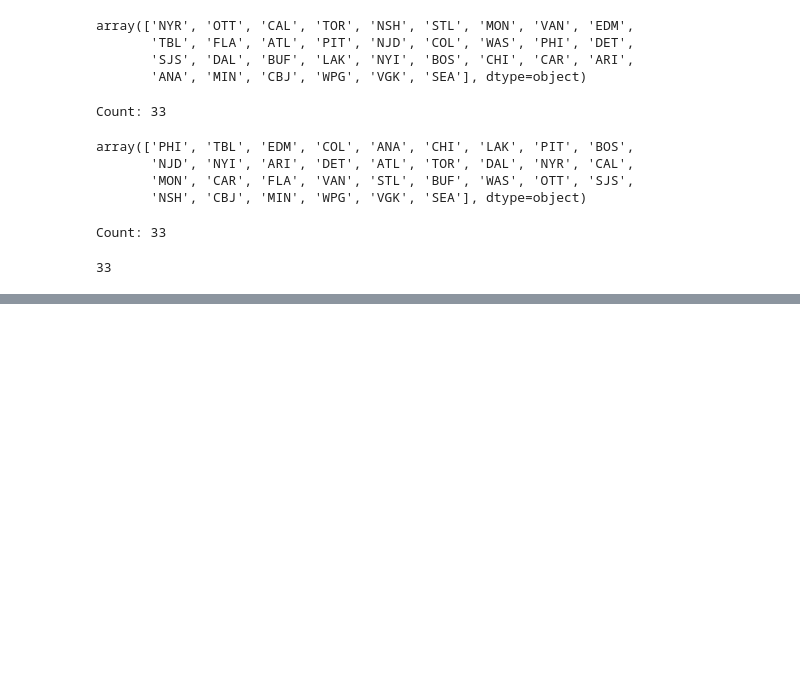
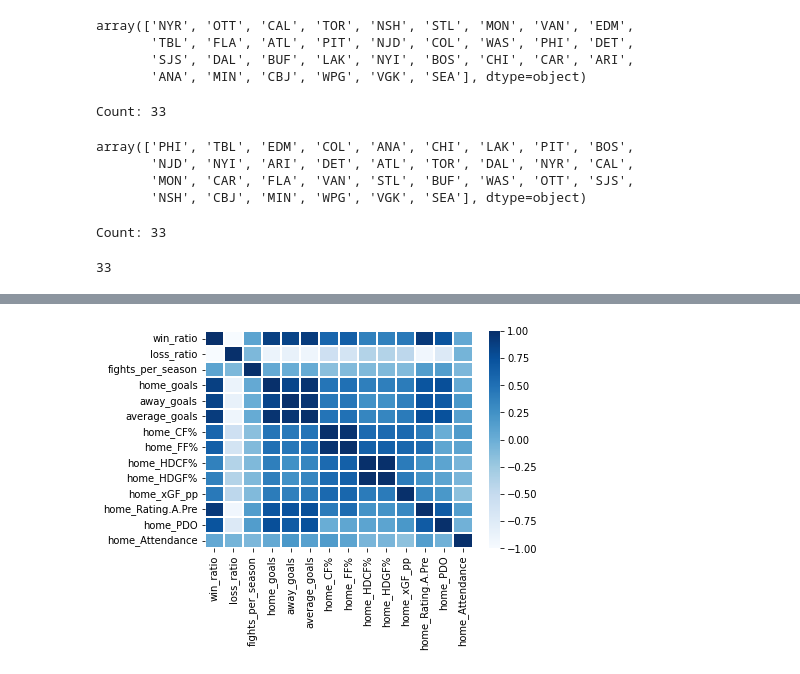
Before and after one commit to aadityapanchal/NHL-Analytics, a Jupyter notebook: fight.ipynb, the cells around one changed output, grey strips where cells are left out. Cells and saved outputs as stored; diff of their text form; code cells hidden in the pictures; blank space fills up the shorter version.

Commit message:
Updated the file with max, min team correlation.

```diff
--- a/fight.ipynb
+++ b/fight.ipynb
@@ -223,0 +261,8 @@ set(pd.Series(winners).unique()) - set(total_fights.keys())
+# %%
+final_df = pd.DataFrame()
+final_df['win_ratio'] = win_ratio
+final_df['loss_ratio'] = loss_ratio
+# %%
+fights_per_season = []
+for val in sorted(total_fights.keys()):
+  final_df.loc[val, 'fights_per_season'] = total_fights[val]
@@ -223,0 +276,9 @@ set(pd.Series(winners).unique()) - set(total_fights.keys())
+# %%
+home_goals = df_stat.groupby(['home_team'])['home_score'].sum()
+away_goals = df_stat.groupby(['away_team'])['away_score'].sum()
+final_df['home_goals'] = home_goals / df_stat['home_team'].value_counts().sort_index()
+final_df['away_goals'] = away_goals / df_stat['away_team'].value_counts().sort_index()
+final_df['average_goals'] = (home_goals + away_goals) / (df_stat['home_team'].value_counts().sort_index() + df_stat['away_team'].value_counts().sort_index())
+# %%
+for val in df_stat.columns[6::2]:
+  final_df[val] = df_stat.groupby(['home_team'])[val].mean()
@@ -223,0 +303,5 @@ set(pd.Series(winners).unique()) - set(total_fights.keys())
+# %%
+sns.heatmap(final_df.corr(), linewidths=1, cmap="Blues")
+plt.show()
+# %% [output]
+[figure, added]
```
Also changed, not shown: parts of 47 cells of this notebook.
